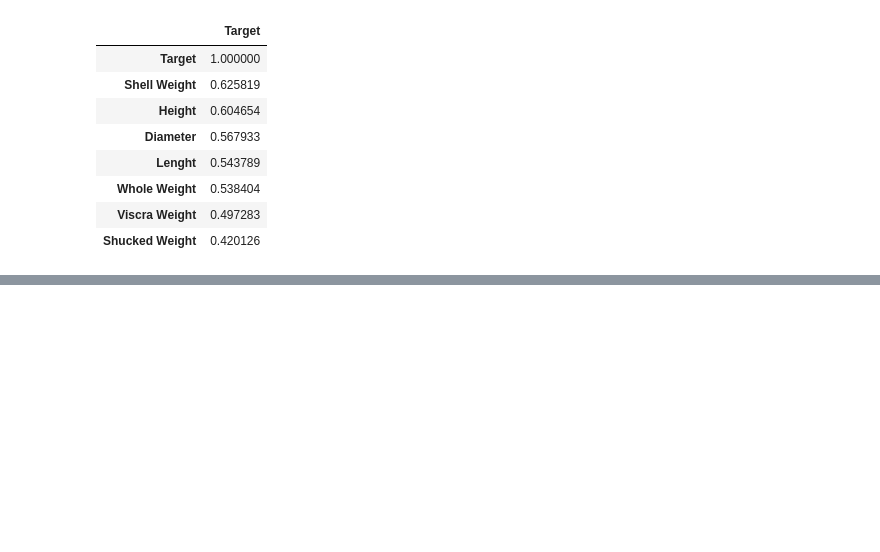
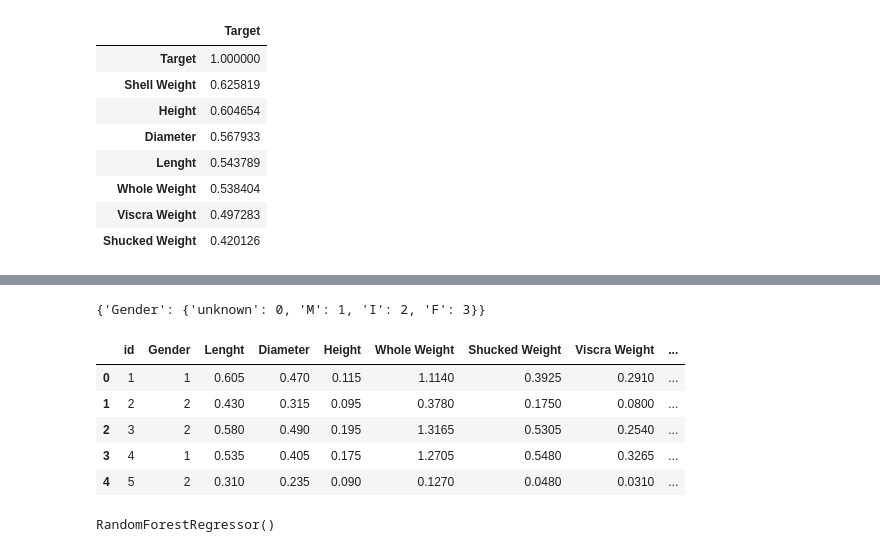
Before and after one commit to ethan528/Python, a Jupyter notebook: 전복 나이 예측 경진대회/전복 나이 예측 경진대회.ipynb, the cells around one changed output, grey strips where cells are left out. Drawn from its saved outputs; the diff is of its cells as text; code cells hidden in the pictures; blank space fills up the shorter version.

```diff
--- a/전복 나이 예측 경진대회/전복 나이 예측 경진대회.ipynb
+++ b/전복 나이 예측 경진대회/전복 나이 예측 경진대회.ipynb
@@ -219,3 +219,12 @@ df_temp28.style.background_gradient(cmap='viridis')
 | Whole Weight | 0.538404 |
 | Viscra Weight | 0.497283 |
 | Shucked Weight | 0.420126 |
+# %%
+import warnings
+warnings.filterwarnings('ignore')
+
+import pandas as pd
+
+# csv형식으로 된 데이터 파일을 읽어옵니다.
+train_df = pd.read_csv('train.csv')
+train_df.head()
@@ -221,0 +238,35 @@ df_temp28.style.background_gradient(cmap='viridis')
+# %%
+#라벨인코딩을 하기 위함 dictionary map 생성 함수
+def make_label_map(dataframe):
+    label_maps = {}
+    for col in dataframe.columns:
+        if dataframe[col].dtype=='object':
+            label_map = {'unknown':0}
+            for i, key in enumerate(dataframe[col].unique()):
+                label_map[key] = i+1  #새로 등장하는 유니크 값들에 대해 1부터 1씩 증가시켜 키값을 부여해줍니다.
+            label_maps[col] = label_map
+    print(label_maps)
+    return label_maps
+
+# 각 범주형 변수에 인코딩 값을 부여하는 함수
+def label_encoder(dataframe, label_map):
+    for col in dataframe.columns:
+        if dataframe[col].dtype=='object':
+            dataframe[col] = dataframe[col].map(label_map[col])
+            dataframe[col] = dataframe[col].fillna(label_map[col]['unknown']) #혹시 모를 결측값은 unknown의 값(0)으로 채워줍니다.
+    return dataframe
+# %%
+train_le = make_label_map(train_df[['Gender']])
+gender_df = label_encoder(train_df[['Gender']], train_le)
+train_df['Gender'] = gender_df[['Gender']]
+# %% [output]
+{'Gender': {'unknown': 0, 'M': 1, 'I': 2, 'F': 3}}
+# %%
+train_df.head()
+# %% [output]
+|  | id | Gender | Lenght | Diameter | Height | Whole Weight | Shucked Weight | Viscra Weight | ... |
+| 0 | 1 | 1 | 0.605 | 0.470 | 0.115 | 1.1140 | 0.3925 | 0.2910 | ... |
+| 1 | 2 | 2 | 0.430 | 0.315 | 0.095 | 0.3780 | 0.1750 | 0.0800 | ... |
+| 2 | 3 | 2 | 0.580 | 0.490 | 0.195 | 1.3165 | 0.5305 | 0.2540 | ... |
+| 3 | 4 | 1 | 0.535 | 0.405 | 0.175 | 1.2705 | 0.5480 | 0.3265 | ... |
+| 4 | 5 | 2 | 0.310 | 0.235 | 0.090 | 0.1270 | 0.0480 | 0.0310 | ... |
@@ -221,0 +276,8 @@ df_temp28.style.background_gradient(cmap='viridis')
+# %%
+from sklearn.ensemble import RandomForestRegressor
+
+model = RandomForestRegressor() # 모델을 객체에 할당
+
+model.fit(train_x, train_y) # 모델 학습
+# %% [output]
+RandomForestRegressor()
```
Also changed, not shown: parts of 15 cells of this notebook, 3 other files.
